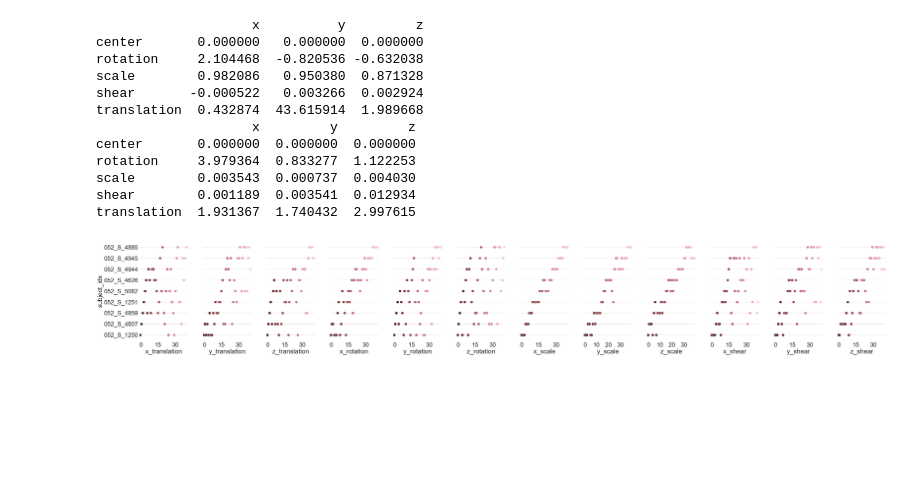
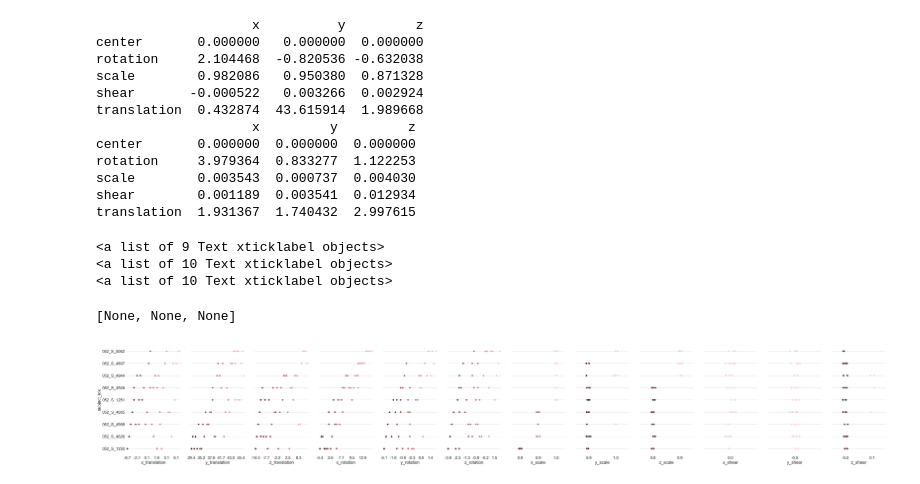
Before and after one commit to nikhil-C45/MR_preproc_dash, a Jupyter notebook: notebooks/MR_preproc_dash_registration_metrics.ipynb, the cells around one changed output. Saved outputs shown, nothing was run; the diff lists cells and outputs as text; code cells hidden in the pictures; blank space fills up the shorter version.

Commit message:
fixed pair-grid axis labels

```diff
--- a/notebooks/MR_preproc_dash_registration_metrics.ipynb
+++ b/notebooks/MR_preproc_dash_registration_metrics.ipynb
@@ -91,27 +91,50 @@ rotation     3.979364  0.833277  1.122253
 scale        0.003543  0.000737  0.004030
 shear        0.001189  0.003541  0.012934
 translation  1.931367  1.740432  2.997615
+# %%
+[print(ax.get_xticklabels()) for ax in g.axes.flat]
+# %% [output]
+<a list of 9 Text xticklabel objects>
+<a list of 10 Text xticklabel objects>
+<a list of 10 Text xticklabel objects>
+[None, None, None]
 # %%
 # Make the PairGrid
 dash_df = pd.read_pickle('/Users/nikhil/Downloads/test_dash_output.pkl')
-plot_df = dash_df[dash_df['stx']=='stx']
-sns.set(style="whitegrid",font_scale=3)
+plot_df = dash_df[dash_df['stx']=='stx'].copy()
+plot_df[reg_cols] = plot_df[reg_cols].round(1)
+sns.set(style="whitegrid",font_scale=2)
 g = sns.PairGrid(plot_df,
                  x_vars=plot_df.columns[3:15], y_vars=["subject_idx"],
                  height=10, aspect=.5)
+
 # Draw a dot plot using the stripplot function
-g.map(sns.stripplot, size=15, orient="v",
+g.map(sns.stripplot, size=10, orient="v",
       palette="ch:s=1,r=-.1,h=1_r", linewidth=1, edgecolor="w")
 
-#[plt.setp(g.get_xticklabels(), rotation=90) for g in g.axes.flat]
-[g.xaxis.set_major_formatter(FormatStrFormatter('%2.f')) for g in g.axes.flat]
-[g.xaxis.set_major_locator(ticker.MaxNLocator(4, prune="both")) for g in g.axes.flat]
+# Reduce the number of ticks for better visualization of pairgrid
+max_labels = 5
+for ax in g.axes.flat:
+    n_labels = len(ax.get_xticklabels())
+    f = max([1,int(n_labels/max_labels)])
+    for l,label in enumerate(ax.get_xticklabels()):
+        label.set_visible(False)
+        if l%f == 0:
+            label.set_visible(True)
+
+
+# Rotation works but not needed
+#[plt.setp(ax.get_xticklabels(), rotation=90) for ax in g.axes.flat]
+
+# Fancy ticker functions break the sns plotting ranges for pairgrid showing WRONG values
+#[ax.xaxis.set_major_formatter(FormatStrFormatter('%5.2f')) for ax in g.axes.flat]
+#[ax.xaxis.set_major_locator(ticker.LinearLocator()) for ax in g.axes.flat] #Breaks the sns ranges for plotting
 
 # Make the grid horizontal instead of vertical
 for ax in g.axes.flat:
     ax.xaxis.grid(False)
     ax.yaxis.grid(True)
 
 sns.despine(left=True, bottom=True)
 # %% [output]
-[figure, old version]
+[figure, new version]
```
Also changed, not shown: parts of 4 cells of this notebook, 1 other file.
